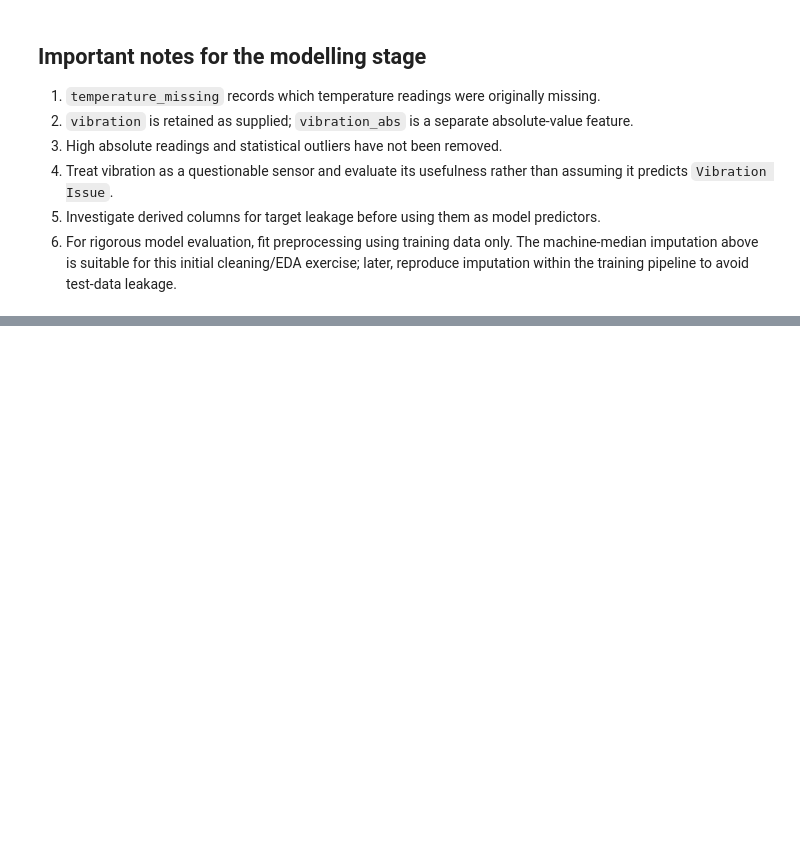
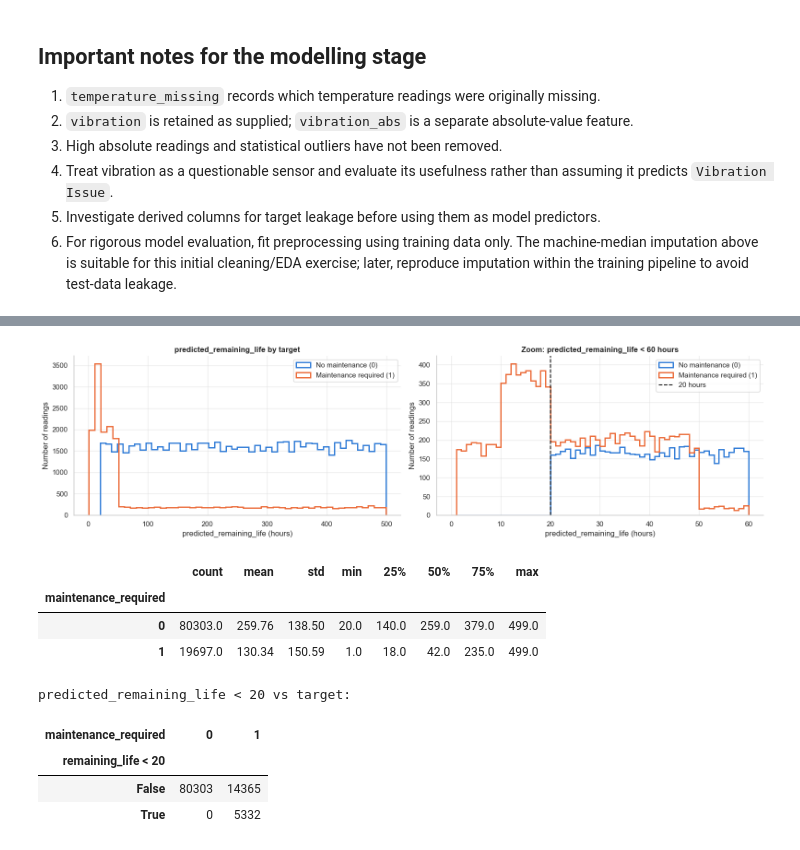
Before and after one commit to wwenyuu-23/Git-Rebase, a Jupyter notebook: eda.ipynb, the cells around one changed output, grey strips where cells are left out. Cells and saved outputs as stored; diff of their text form; code cells hidden in the pictures; blank space fills up the shorter version.

```diff
--- a/eda.ipynb
+++ b/eda.ipynb
@@ -902,0 +953,32 @@ stratified one.
+# %%
+fig, axes = plt.subplots(1, 2, figsize=(16, 4.5))
+for cls in (0, 1):
+    axes[0].hist(df.loc[df[TARGET] == cls, "predicted_remaining_life"], bins=50, color=CLASS_COLORS[cls],
+                 histtype="step", linewidth=2, label=CLASS_LABELS[cls])
+axes[0].legend()
+style_ax(axes[0], "predicted_remaining_life by target", "predicted_remaining_life (hours)", "Number of readings")
+
+low_life = df[df["predicted_remaining_life"] < 60]
+for cls in (0, 1):
+    axes[1].hist(low_life.loc[low_life[TARGET] == cls, "predicted_remaining_life"], bins=np.arange(0, 61, 1),
+                 color=CLASS_COLORS[cls], histtype="step", linewidth=2, label=CLASS_LABELS[cls])
+axes[1].axvline(20, color="#0b0b0b", linestyle="--", linewidth=1.5, label="20 hours")
+axes[1].legend()
+style_ax(axes[1], "Zoom: predicted_remaining_life < 60 hours", "predicted_remaining_life (hours)", "Number of readings")
+plt.tight_layout()
+plt.show()
+
+display(df.groupby(TARGET)["predicted_remaining_life"].describe().round(2))
+print("predicted_remaining_life < 20 vs target:")
+display(pd.crosstab(df["predicted_remaining_life"] < 20, df[TARGET], rownames=["remaining_life < 20"]))
+# %% [output]
+[figure, added]
+|  | count | mean | std | min | 25% | 50% | 75% | max |
+| maintenance_required |  |  |  |  |  |  |  |  |
+| 0 | 80303.0 | 259.76 | 138.50 | 20.0 | 140.0 | 259.0 | 379.0 | 499.0 |
+| 1 | 19697.0 | 130.34 | 150.59 | 1.0 | 18.0 | 42.0 | 235.0 | 499.0 |
+predicted_remaining_life < 20 vs target:
+| maintenance_required | 0 | 1 |
+| remaining_life < 20 |  |  |
+| False | 80303 | 14365 |
+| True | 0 | 5332 |
```
Also changed, not shown: parts of 54 cells of this notebook.
